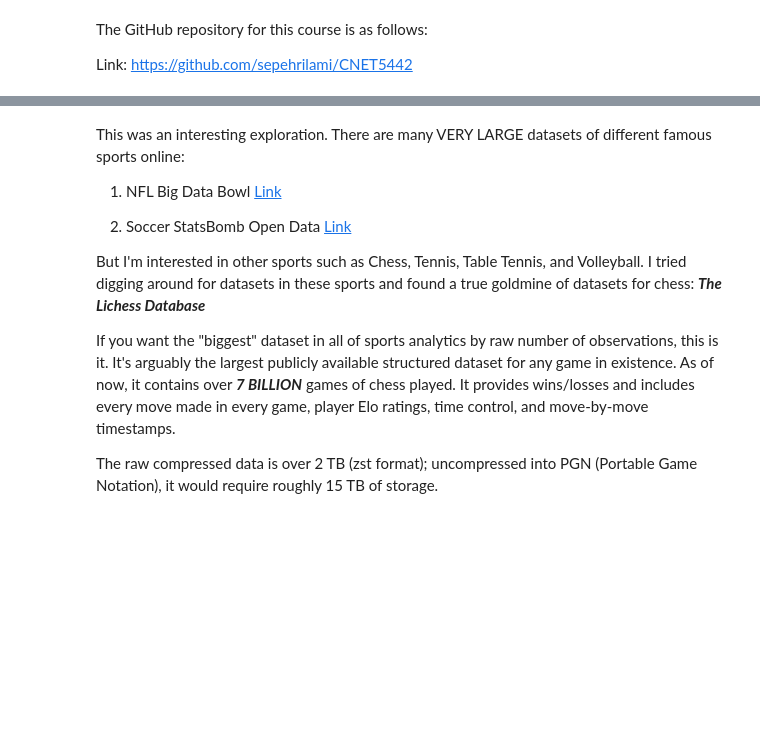
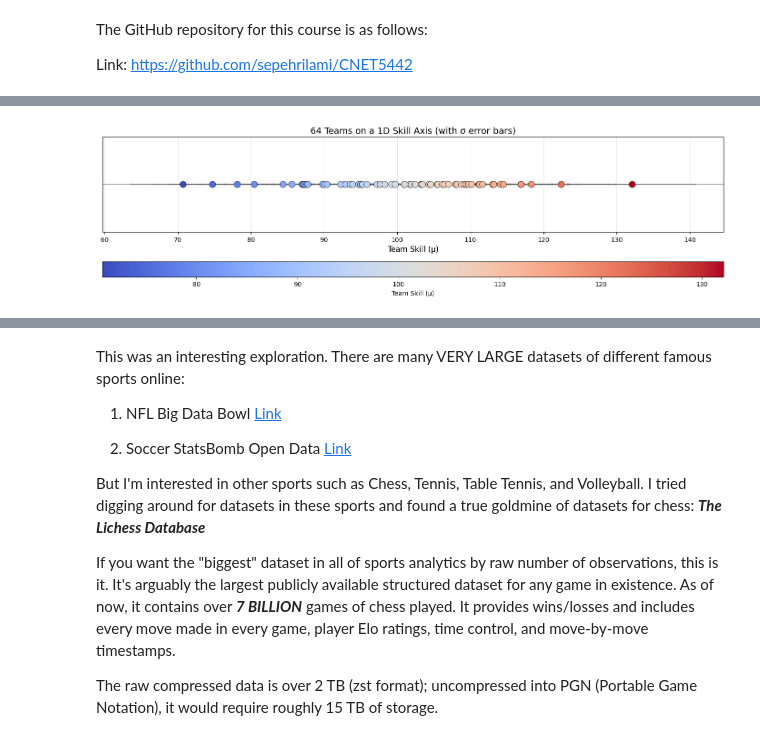
Before and after one commit to sepehrilami/CNET5442, a Jupyter notebook: assignments/assignment01.ipynb, the cells around one changed output, grey strips where cells are left out. Drawn from its saved outputs; the diff is of its cells as text; code cells hidden in the pictures; blank space fills up the shorter version.

```diff
--- a/assignments/assignment01.ipynb
+++ b/assignments/assignment01.ipynb
@@ -15,0 +150,38 @@ Link: https://github.com/sepehrilami/CNET5442
+# %%
+# Plot teams on a 1D skill axis (number line) with error bars for sigma
+fig, ax = plt.subplots(figsize=(14, 4))
+
+# Sort by mu for better visualization
+teams_sorted = teams_df.sort_values('mu').reset_index(drop=True)
+
+# Scatter plot with y=0 for all points
+y_positions = np.zeros(N)
+
+# Create scatter plot with error bars
+colors = plt.cm.coolwarm((teams_sorted['mu'] - teams_sorted['mu'].min()) /
+                          (teams_sorted['mu'].max() - teams_sorted['mu'].min()))
+
+ax.errorbar(teams_sorted['mu'], y_positions,
+            xerr=teams_sorted['sigma'],
+            fmt='none', ecolor='gray', alpha=0.5, capsize=2)
+
+scatter = ax.scatter(teams_sorted['mu'], y_positions,
+                     c=teams_sorted['mu'], cmap='coolwarm',
+                     s=100, edgecolors='black', linewidths=0.5, zorder=5)
+
+# Formatting
+ax.set_xlabel('Team Skill (μ)', fontsize=12)
+ax.set_title('64 Teams on a 1D Skill Axis (with σ error bars)', fontsize=14)
+ax.set_yticks([])
+ax.set_ylim(-0.5, 0.5)
+ax.axhline(0, color='black', linewidth=0.5)
+ax.grid(True, axis='x', alpha=0.3)
+
+# Add colorbar
+cbar = plt.colorbar(scatter, ax=ax, orientation='horizontal', pad=0.2, aspect=40)
+cbar.set_label('Team Skill (μ)', fontsize=10)
+
+plt.tight_layout()
+plt.show()
+# %% [output]
+[figure, added]
```
Also changed, not shown: parts of 37 cells of this notebook.
